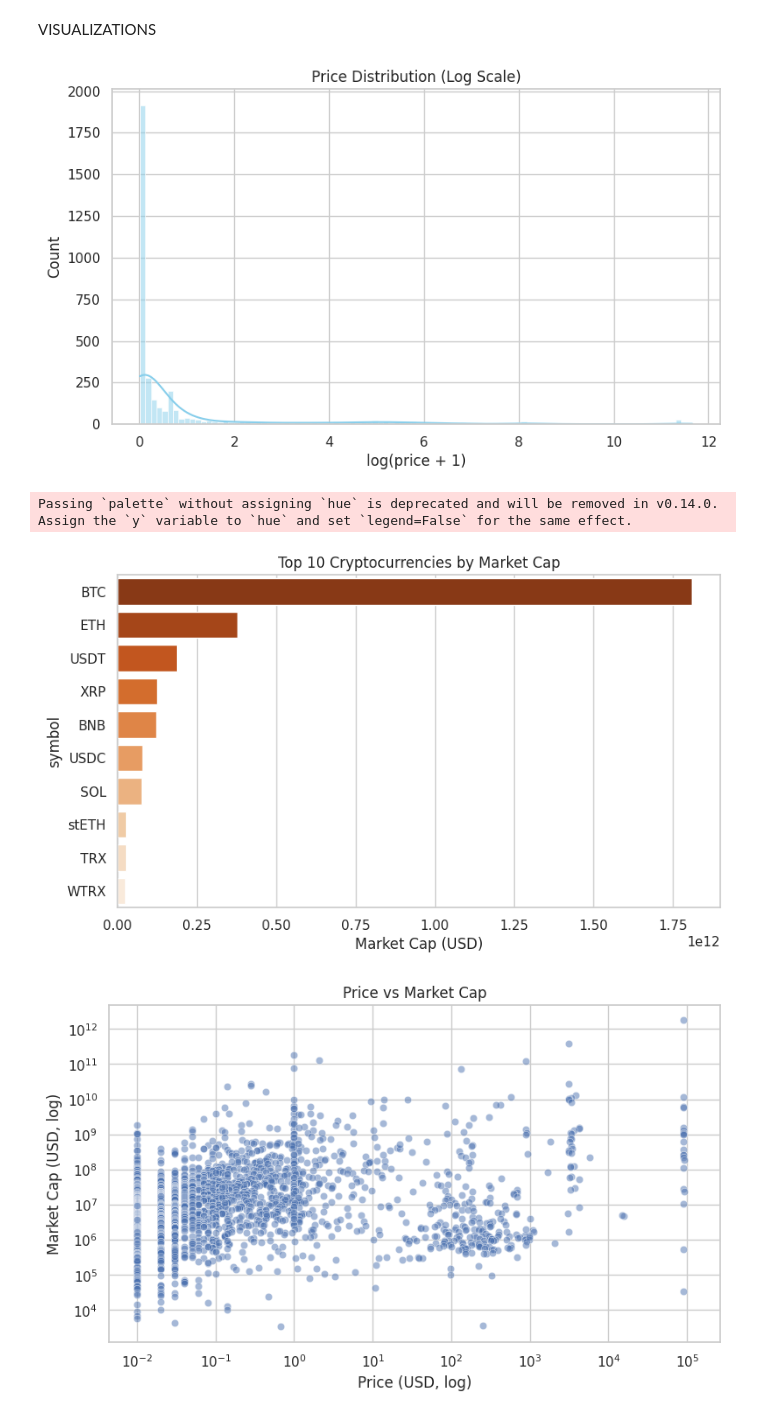
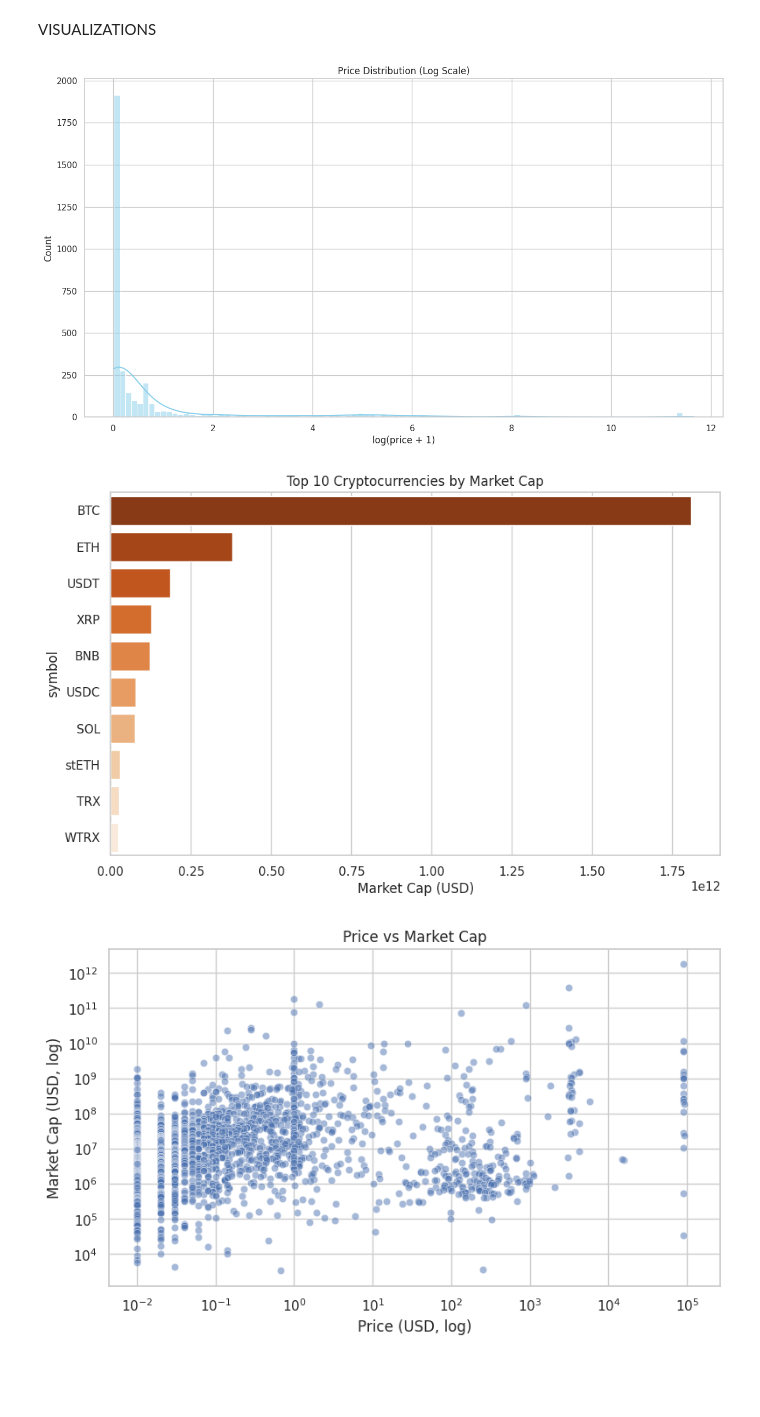
Before and after one commit to MirasKassymuly/scrpproject, a Jupyter notebook: scrpproject2.ipynb, the cells around one changed output. Saved outputs shown, nothing was run; the diff lists cells and outputs as text; code cells hidden in the pictures; blank space fills up the shorter version.

```diff
--- a/scrpproject2.ipynb
+++ b/scrpproject2.ipynb
@@ -226,7 +226,7 @@ invalid value encountered in subtract
 #part 3   Miras , Assel
 # %%
 sns.set(style="whitegrid")
-plt.rcParams['figure.figsize'] = (9,5)
+plt.rcParams['figure.figsize'] = (10,6)
 # %%
 # LOAD DATA
 df = pd.read_csv("coinmarketcap_clean.csv")
@@ -393,25 +393,24 @@ display(category_stats_filtered.head(10).style.format({'avg_price':'${:,.2f}','a
  VISUALIZATIONS
 # %%
 # 1. Price distribution (log)
-
+plt.figure(figsize=(15,8))
 sns.histplot(df_filtered['price_log'], bins=100, color='skyblue', kde=True)
 plt.title("Price Distribution (Log Scale)")
 plt.xlabel("log(price + 1)")
 plt.ylabel("Count")
 plt.show()
 # %% [output]
-[figure, old version]
+[figure, new version]
 # %%
 # 2. Top 10 cryptocurrencies by market cap
 
 top10 = df_filtered.sort_values('market_cap', ascending=False).head(10)
-sns.barplot(x='market_cap', y='symbol', data=top10, palette='Oranges_r')
+sns.barplot(x='market_cap', y='symbol', data=top10, hue='symbol', palette='Oranges_r', dodge=False, legend=False)
 plt.xlabel("Market Cap (USD)")
 plt.title("Top 10 Cryptocurrencies by Market Cap")
 plt.show()
 # %% [output]
-Passing `palette` without assigning `hue` is deprecated and will be removed in v0.14.0. Assign the `y` variable to `hue` and set `legend=False` for the same effect.
-[figure, old version]
+[figure, new version]
 # %%
 # 3. Price vs Market Cap
 
```
Also changed, not shown: parts of 12 cells of this notebook.
